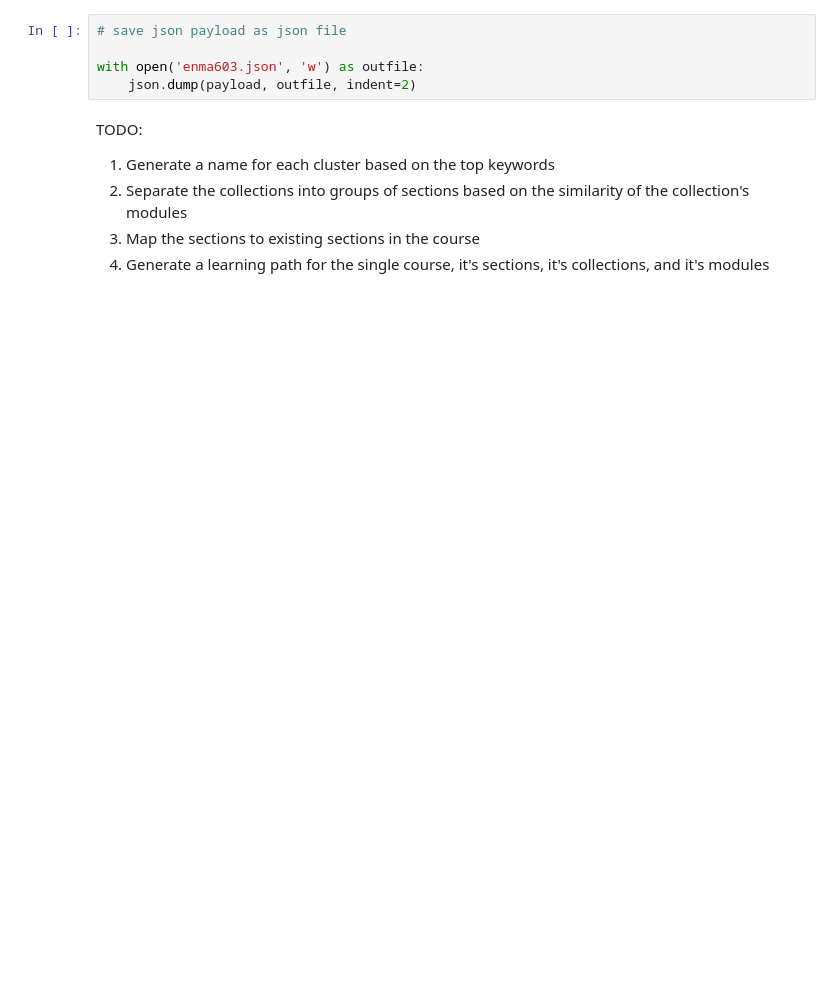
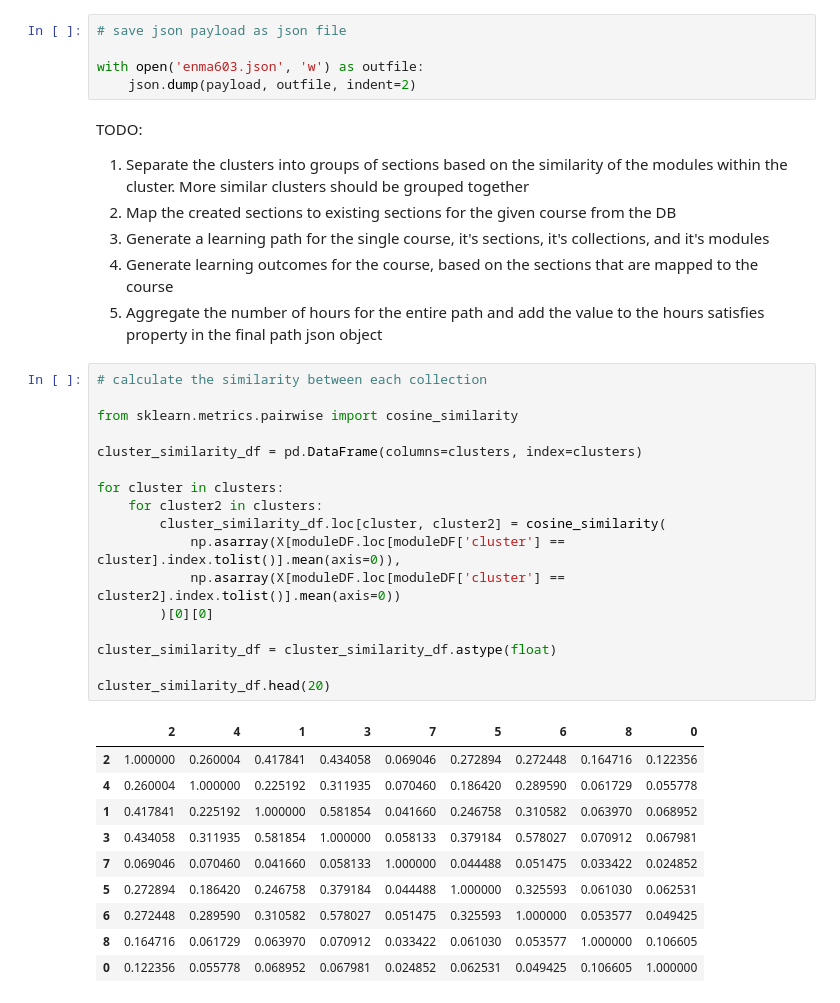
Before and after one commit to odu-emse/mms, a Jupyter notebook: cluster.ipynb, the cells around one changed output. Cells and saved outputs as stored; diff of their text form; blank space fills up the shorter version.

```diff
--- a/cluster.ipynb
+++ b/cluster.ipynb
@@ -441,7 +483,36 @@ with open('enma603.json', 'w') as outfile:
     json.dump(payload, outfile, indent=2)
 # %% [markdown]
 TODO:
-1. Generate a name for each cluster based on the top keywords
-2. Separate the collections into groups of sections based on the similarity of the collection's modules
-3. Map the sections to existing sections in the course
-4. Generate a learning path for the single course, it's sections, it's collections, and it's modules
+1. Separate the clusters into groups of sections based on the similarity of the modules within the cluster. More similar clusters should be grouped together
+2. Map the created sections to existing sections for the given course from the DB
+3. Generate a learning path for the single course, it's sections, it's collections, and it's modules
+4. Generate learning outcomes for the course, based on the sections that are mapped to the course
+5. Aggregate the number of hours for the entire path and add the value to the hours satisfies property in the final path json object
+# %%
+# calculate the similarity between each collection
+
+from sklearn.metrics.pairwise import cosine_similarity
+
+cluster_similarity_df = pd.DataFrame(columns=clusters, index=clusters)
+
+for cluster in clusters:
+    for cluster2 in clusters:
+        cluster_similarity_df.loc[cluster, cluster2] = cosine_similarity(
+            np.asarray(X[moduleDF.loc[moduleDF['cluster'] == cluster].index.tolist()].mean(axis=0)),
+            np.asarray(X[moduleDF.loc[moduleDF['cluster'] == cluster2].index.tolist()].mean(axis=0))
+        )[0][0]
+
+cluster_similarity_df = cluster_similarity_df.astype(float)
+
+cluster_similarity_df.head(20)
+# %% [output]
+|  | 2 | 4 | 1 | 3 | 7 | 5 | 6 | 8 | 0 |
+| 2 | 1.000000 | 0.260004 | 0.417841 | 0.434058 | 0.069046 | 0.272894 | 0.272448 | 0.164716 | 0.122356 |
+| 4 | 0.260004 | 1.000000 | 0.225192 | 0.311935 | 0.070460 | 0.186420 | 0.289590 | 0.061729 | 0.055778 |
+| 1 | 0.417841 | 0.225192 | 1.000000 | 0.581854 | 0.041660 | 0.246758 | 0.310582 | 0.063970 | 0.068952 |
+| 3 | 0.434058 | 0.311935 | 0.581854 | 1.000000 | 0.058133 | 0.379184 | 0.578027 | 0.070912 | 0.067981 |
+| 7 | 0.069046 | 0.070460 | 0.041660 | 0.058133 | 1.000000 | 0.044488 | 0.051475 | 0.033422 | 0.024852 |
+| 5 | 0.272894 | 0.186420 | 0.246758 | 0.379184 | 0.044488 | 1.000000 | 0.325593 | 0.061030 | 0.062531 |
+| 6 | 0.272448 | 0.289590 | 0.310582 | 0.578027 | 0.051475 | 0.325593 | 1.000000 | 0.053577 | 0.049425 |
+| 8 | 0.164716 | 0.061729 | 0.063970 | 0.070912 | 0.033422 | 0.061030 | 0.053577 | 1.000000 | 0.106605 |
+| 0 | 0.122356 | 0.055778 | 0.068952 | 0.067981 | 0.024852 | 0.062531 | 0.049425 | 0.106605 | 1.000000 |
```
Also changed, not shown: parts of 15 cells of this notebook.
